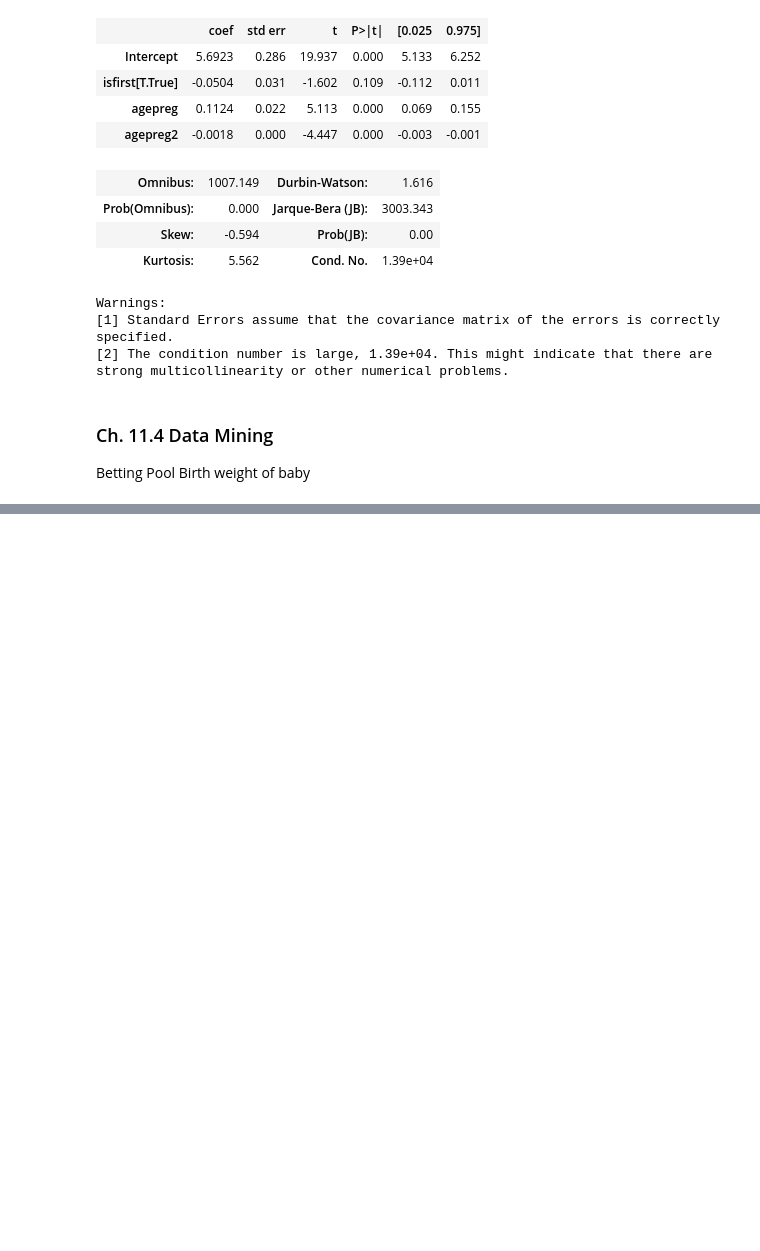
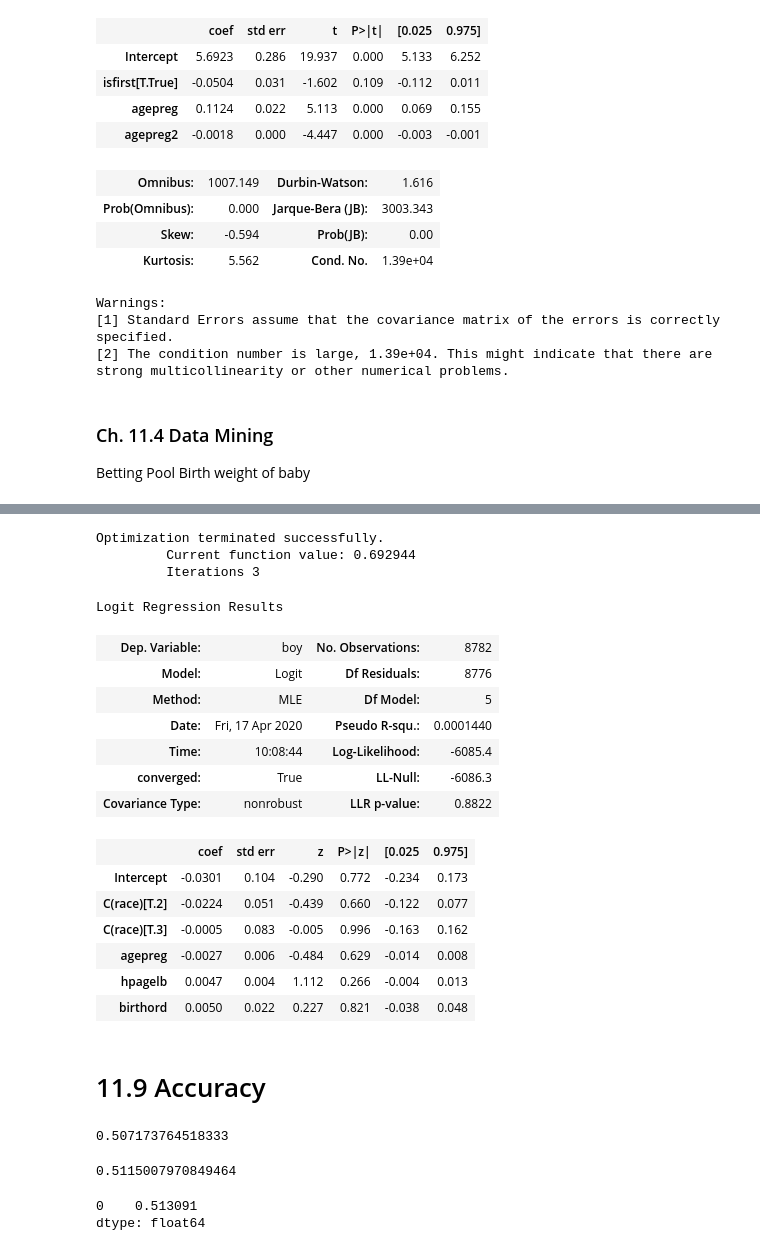
Before and after one commit to Svensone/ThinkStats2-Study, a Jupyter notebook: code/1 Ch. 11 Regression.ipynb, the cells around one changed output, grey strips where cells are left out. Drawn from its saved outputs; the diff is of its cells as text; code cells hidden in the pictures; blank space fills up the shorter version.

```diff
--- a/code/1 Ch. 11 Regression.ipynb
+++ b/code/1 Ch. 11 Regression.ipynb
@@ -240,0 +372,13 @@ variables
+# %%
+# example with NSFG babysex prediction
+
+live, firsts, others = first.MakeFrames()
+live = live[live.prglngth >30]
+live['boy'] = (live.babysex==1).astype(int)
+
+# try with mothers age as expl. var.
+
+formula = ('boy ~ agepreg')
+model = smf.logit(formula, data= live)
+results = model.fit()
+results.summary()
@@ -240,0 +400,26 @@ variables
+# %%
+# most promising variables
+
+formula = 'boy ~ agepreg + hpagelb + birthord + C(race)'
+model = smf.logit(formula, data= live)
+results = model.fit()
+results.summary()
+# %% [output]
+Optimization terminated successfully.
+         Current function value: 0.692944
+         Iterations 3
+Logit Regression Results
+| Dep. Variable: | boy | No. Observations: | 8782 |
+| Model: | Logit | Df Residuals: | 8776 |
+| Method: | MLE | Df Model: | 5 |
+| Date: | Fri, 17 Apr 2020 | Pseudo R-squ.: | 0.0001440 |
+| Time: | 10:08:44 | Log-Likelihood: | -6085.4 |
+| converged: | True | LL-Null: | -6086.3 |
+| Covariance Type: | nonrobust | LLR p-value: | 0.8822 |
+|  | coef | std err | z | P>|z| | [0.025 | 0.975] |
+| Intercept | -0.0301 | 0.104 | -0.290 | 0.772 | -0.234 | 0.173 |
+| C(race)[T.2] | -0.0224 | 0.051 | -0.439 | 0.660 | -0.122 | 0.077 |
+| C(race)[T.3] | -0.0005 | 0.083 | -0.005 | 0.996 | -0.163 | 0.162 |
+| agepreg | -0.0027 | 0.006 | -0.484 | 0.629 | -0.014 | 0.008 |
+| hpagelb | 0.0047 | 0.004 | 1.112 | 0.266 | -0.004 | 0.013 |
+| birthord | 0.0050 | 0.022 | 0.227 | 0.821 | -0.038 | 0.048 |
@@ -240,0 +429,27 @@ variables
+# %% [markdown]
+# 11.9 Accuracy
+# %%
+actual = endog['boy']
+baseline = actual.mean()
+baseline
+# %% [output]
+0.507173764518333
+# %%
+predict = (results.predict() >= 0.5)
+true_pos = predict * actual
+true_neg = (1- predict ) * (1- actual)
+
+acc = (sum(true_pos)+ sum(true_neg)) / len(actual)
+acc
+# %% [output]
+0.5115007970849464
+# %%
+# make prediction for an individual
+
+columns = ['agepreg', 'hpagelb', 'birthord', 'race']
+newdf = pd.DataFrame([[35, 39, 3, 2]], columns=columns)
+y = results.predict(newdf)
+y
+# %% [output]
+0    0.513091
+dtype: float64
```
Also changed, not shown: parts of 23 cells of this notebook.
